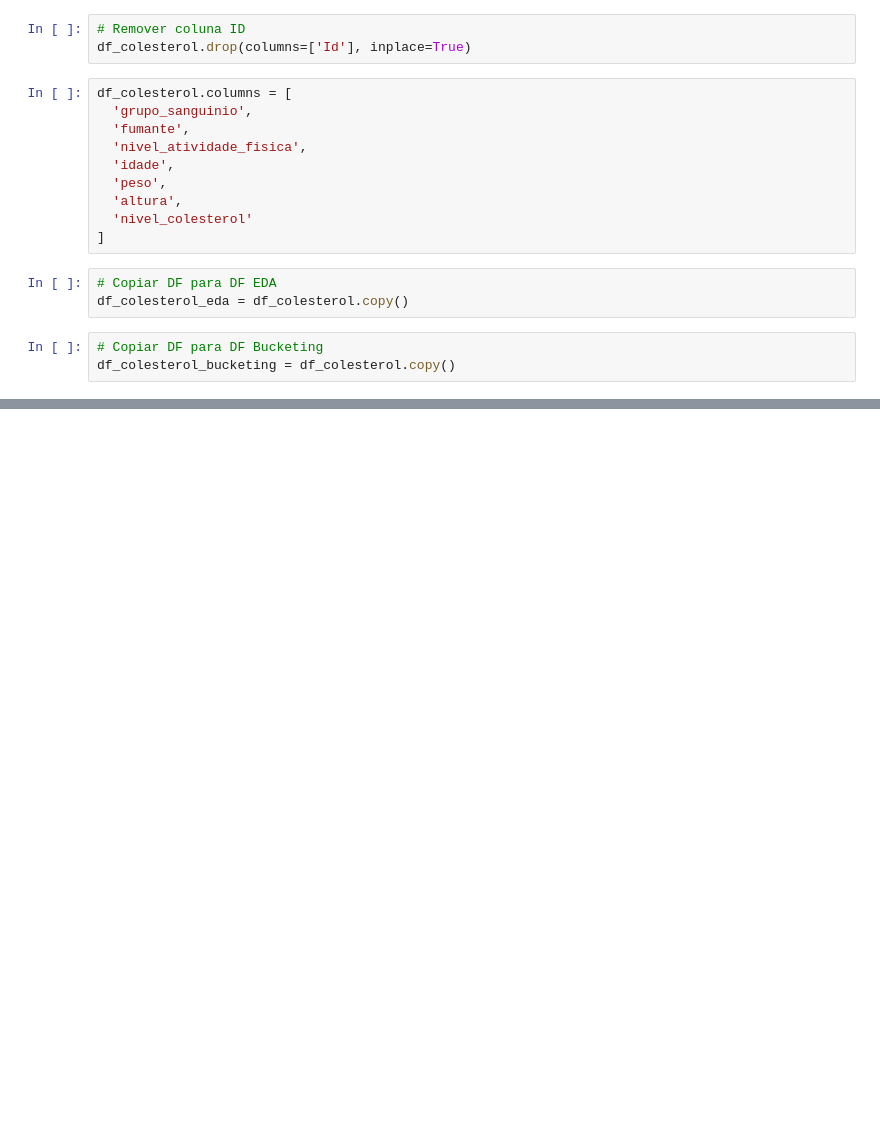
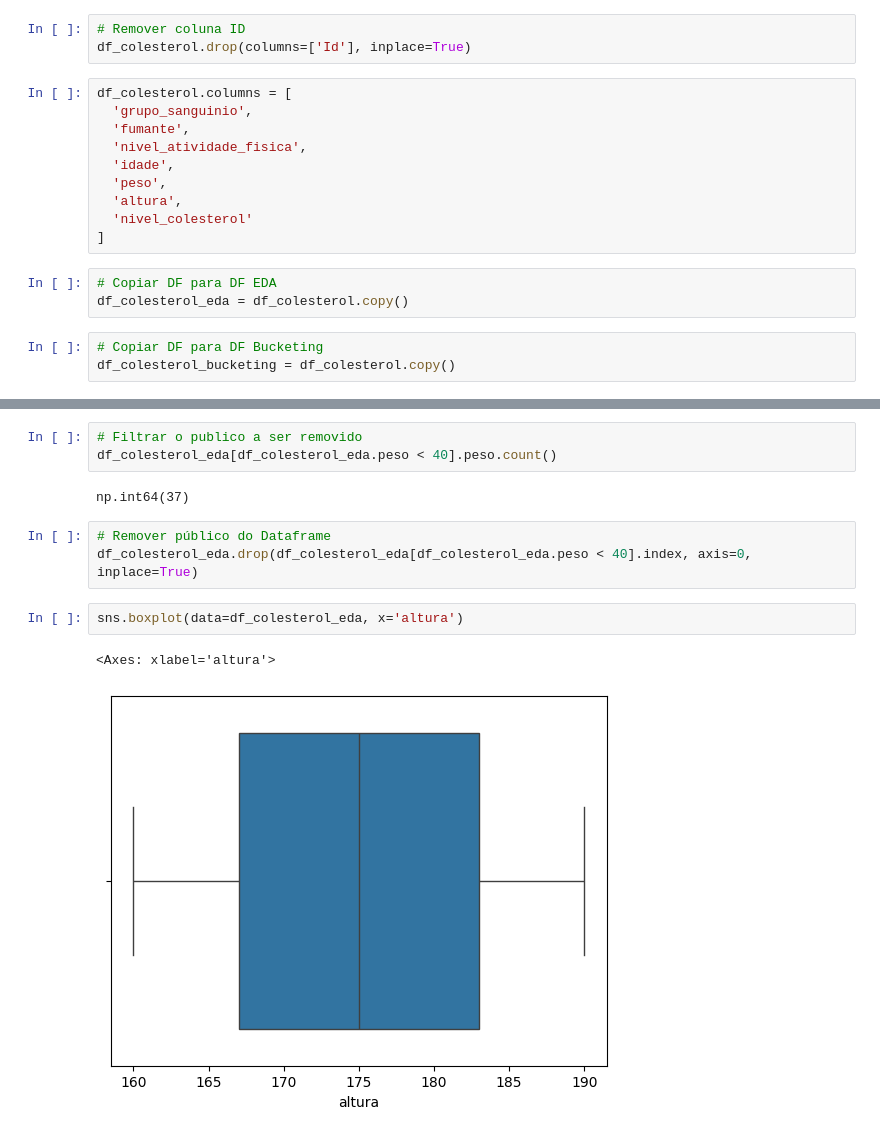
Before and after one commit to lucas5g/regressao-linear-multipla, a Jupyter notebook: aula.ipynb, the cells around one changed output, grey strips where cells are left out. Cells and saved outputs as stored; diff of their text form; blank space fills up the shorter version.

```diff
--- a/aula.ipynb
+++ b/aula.ipynb
@@ -46,0 +207,13 @@ df_colesterol_bucketing = df_colesterol.copy()
+# %%
+# Filtrar o publico a ser removido
+df_colesterol_eda[df_colesterol_eda.peso < 40].peso.count()
+# %% [output]
+np.int64(37)
+# %%
+# Remover público do Dataframe
+df_colesterol_eda.drop(df_colesterol_eda[df_colesterol_eda.peso < 40].index, axis=0, inplace=True)
+# %%
+sns.boxplot(data=df_colesterol_eda, x='altura')
+# %% [output]
+<Axes: xlabel='altura'>
+[figure, added]
```
Also changed, not shown: parts of 21 cells of this notebook.
